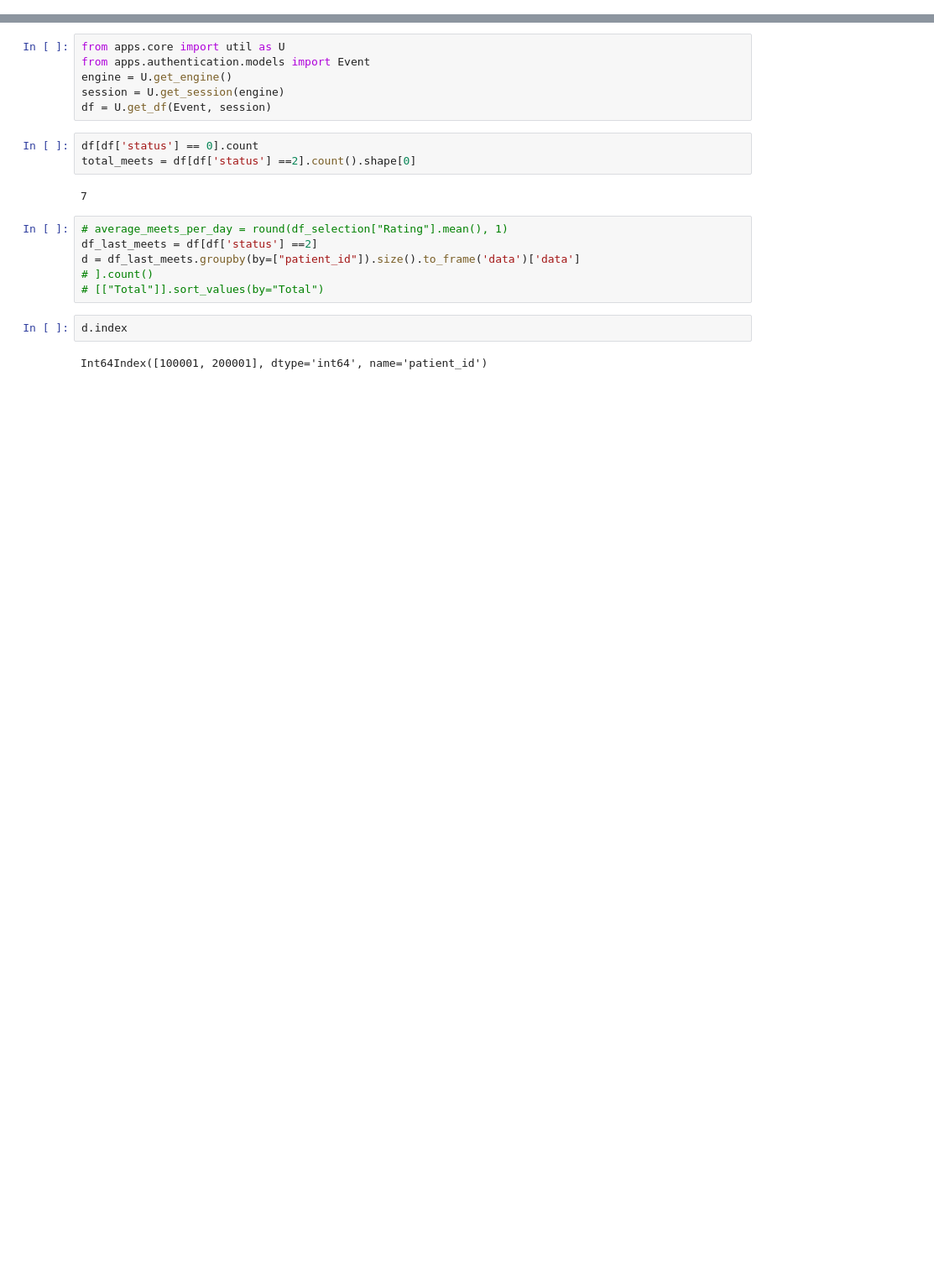
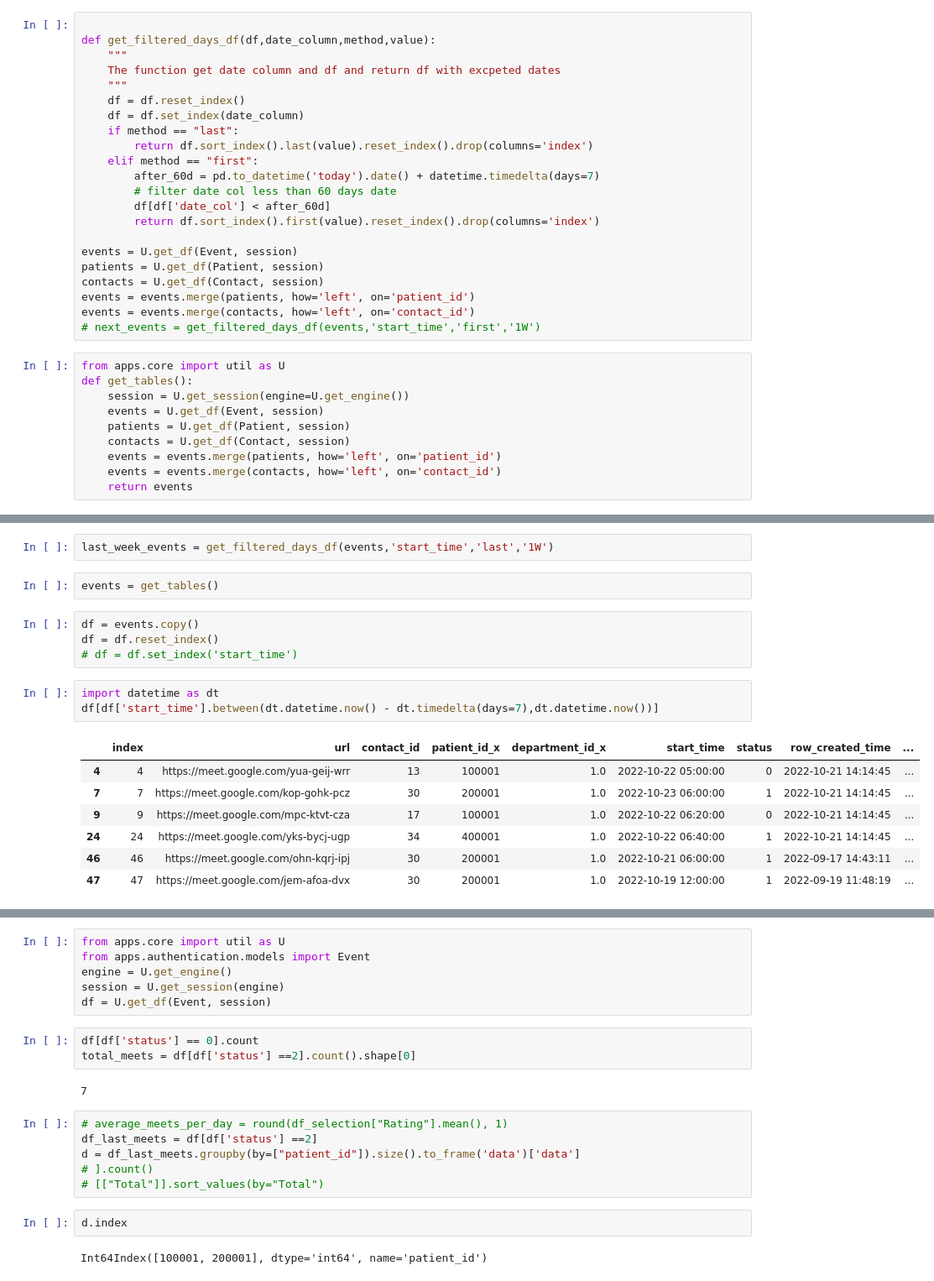
Before and after one commit to nivbadli1/temi_v3, a Jupyter notebook: apps/core/add_rows_to_db.ipynb, the cells around one changed output, grey strips where cells are left out. Shown: that part at 84% size. Cells and saved outputs as stored; diff of their text form; blank space fills up the shorter version.

```diff
--- a/apps/core/add_rows_to_db.ipynb
+++ b/apps/core/add_rows_to_db.ipynb
@@ -19,0 +142,32 @@ session = Session(engine)
+# %%
+
+def get_filtered_days_df(df,date_column,method,value):
+    """
+    The function get date column and df and return df with excpeted dates
+    """
+    df = df.reset_index()
+    df = df.set_index(date_column)
+    if method == "last":
+        return df.sort_index().last(value).reset_index().drop(columns='index')
+    elif method == "first":
+        after_60d = pd.to_datetime('today').date() + datetime.timedelta(days=7)
+        # filter date col less than 60 days date
+        df[df['date_col'] < after_60d]
+        return df.sort_index().first(value).reset_index().drop(columns='index')
+
+events = U.get_df(Event, session)
+patients = U.get_df(Patient, session)
+contacts = U.get_df(Contact, session)
+events = events.merge(patients, how='left', on='patient_id')
+events = events.merge(contacts, how='left', on='contact_id')
+# next_events = get_filtered_days_df(events,'start_time','first','1W')
+# %%
+from apps.core import util as U
+def get_tables():
+    session = U.get_session(engine=U.get_engine())
+    events = U.get_df(Event, session)
+    patients = U.get_df(Patient, session)
+    contacts = U.get_df(Contact, session)
+    events = events.merge(patients, how='left', on='patient_id')
+    events = events.merge(contacts, how='left', on='contact_id')
+    return events
@@ -19,0 +257,19 @@ session = Session(engine)
+# %%
+last_week_events = get_filtered_days_df(events,'start_time','last','1W')
+# %%
+events = get_tables()
+# %%
+df = events.copy()
+df = df.reset_index()
+# df = df.set_index('start_time')
+# %%
+import datetime as dt
+df[df['start_time'].between(dt.datetime.now() - dt.timedelta(days=7),dt.datetime.now())]
+# %% [output]
+|  | index | url | contact_id | patient_id_x | department_id_x | start_time | status | row_created_time | ... |
+| 4 | 4 | https://meet.google.com/yua-geij-wrr | 13 | 100001 | 1.0 | 2022-10-22 05:00:00 | 0 | 2022-10-21 14:14:45 | ... |
+| 7 | 7 | https://meet.google.com/kop-gohk-pcz | 30 | 200001 | 1.0 | 2022-10-23 06:00:00 | 1 | 2022-10-21 14:14:45 | ... |
+| 9 | 9 | https://meet.google.com/mpc-ktvt-cza | 17 | 100001 | 1.0 | 2022-10-22 06:20:00 | 0 | 2022-10-21 14:14:45 | ... |
+| 24 | 24 | https://meet.google.com/yks-bycj-ugp | 34 | 400001 | 1.0 | 2022-10-22 06:40:00 | 1 | 2022-10-21 14:14:45 | ... |
+| 46 | 46 | https://meet.google.com/ohn-kqrj-ipj | 30 | 200001 | 1.0 | 2022-10-21 06:00:00 | 1 | 2022-09-17 14:43:11 | ... |
+| 47 | 47 | https://meet.google.com/jem-afoa-dvx | 30 | 200001 | 1.0 | 2022-10-19 12:00:00 | 1 | 2022-09-19 11:48:19 | ... |
```
Also changed, not shown: parts of 16 cells of this notebook, 20 other files.
